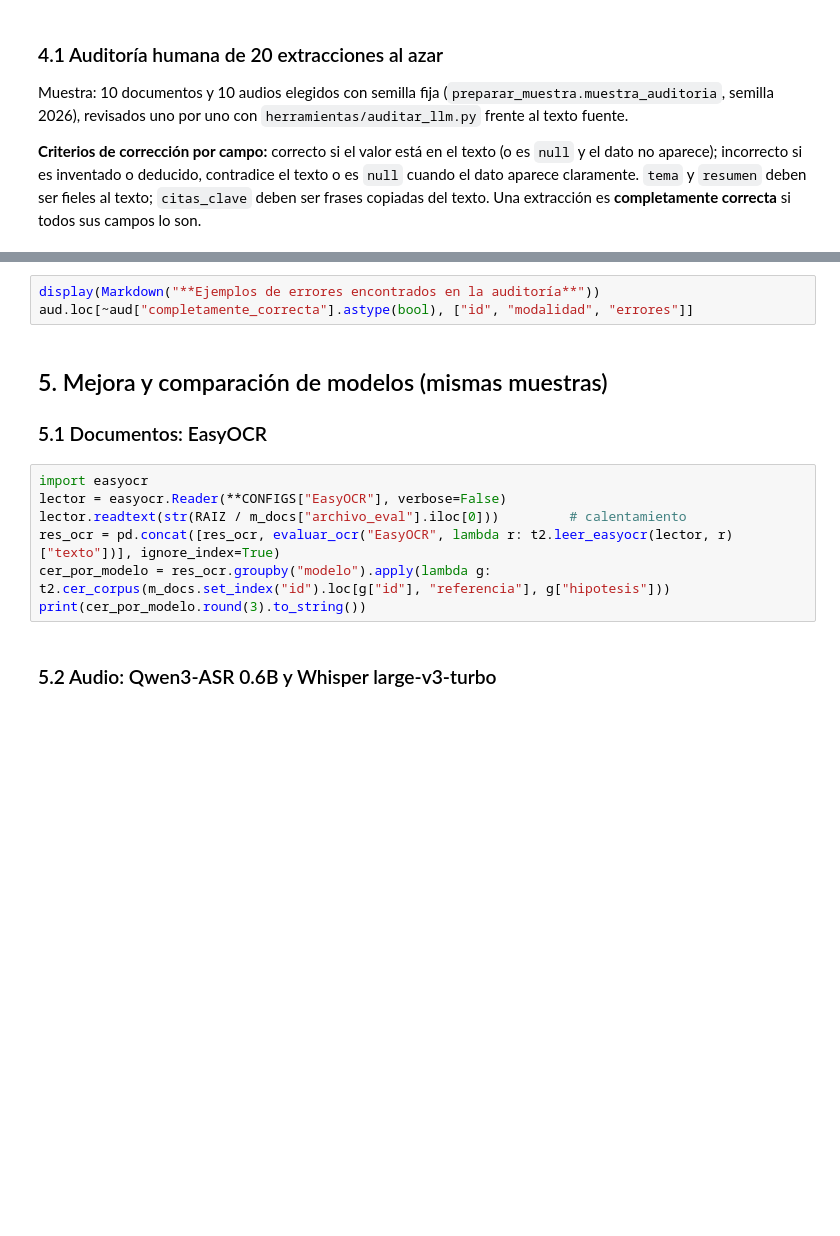
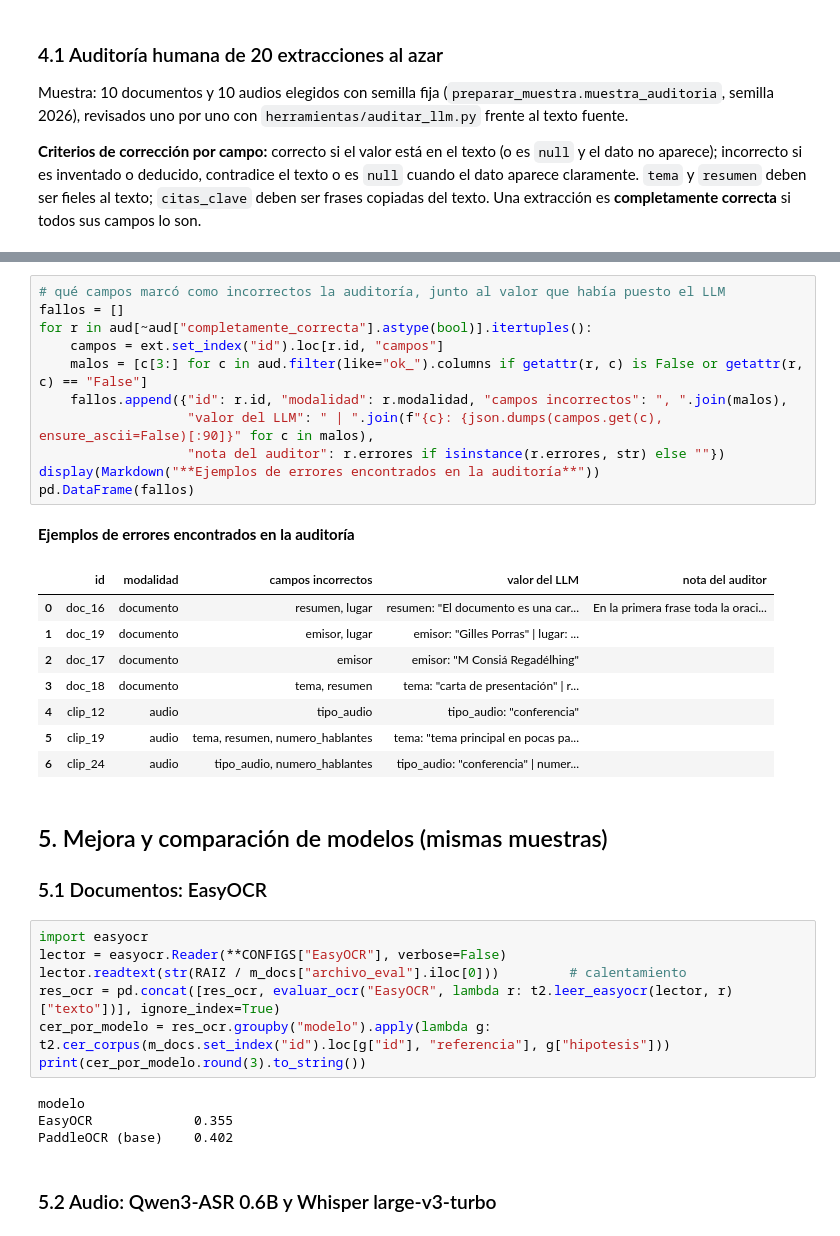
Before and after one commit to FaLuna22/Data-Science-Python, a Jupyter notebook: tarea_2/02_evaluacion.ipynb, the cells around one changed output, grey strips where cells are left out. Drawn from its saved outputs; the diff is of its cells as text; blank space fills up the shorter version.

```diff
--- a/tarea_2/02_evaluacion.ipynb
+++ b/tarea_2/02_evaluacion.ipynb
@@ -214,6 +322,24 @@ display(campos_ok.round(2).rename("proporción de campos correctos").to_frame())
-# %%
-display(Markdown("**Ejemplos de errores encontrados en la auditoría**"))
-aud.loc[~aud["completamente_correcta"].astype(bool), ["id", "modalidad", "errores"]]
+# %%
+# qué campos marcó como incorrectos la auditoría, junto al valor que había puesto el LLM
+fallos = []
+for r in aud[~aud["completamente_correcta"].astype(bool)].itertuples():
+    campos = ext.set_index("id").loc[r.id, "campos"]
+    malos = [c[3:] for c in aud.filter(like="ok_").columns if getattr(r, c) is False or getattr(r, c) == "False"]
+    fallos.append({"id": r.id, "modalidad": r.modalidad, "campos incorrectos": ", ".join(malos),
+                   "valor del LLM": " | ".join(f"{c}: {json.dumps(campos.get(c), ensure_ascii=False)[:90]}" for c in malos),
+                   "nota del auditor": r.errores if isinstance(r.errores, str) else ""})
+display(Markdown("**Ejemplos de errores encontrados en la auditoría**"))
+pd.DataFrame(fallos)
+# %% [output]
+**Ejemplos de errores encontrados en la auditoría**
+|  | id | modalidad | campos incorrectos | valor del LLM | nota del auditor |
+| 0 | doc_16 | documento | resumen, lugar | resumen: "El documento es una car... | En la primera frase toda la oraci... |
+| 1 | doc_19 | documento | emisor, lugar | emisor: "Gilles Porras" | lugar: ... |  |
+| 2 | doc_17 | documento | emisor | emisor: "M Consiá Regadélhing" |  |
+| 3 | doc_18 | documento | tema, resumen | tema: "carta de presentación" | r... |  |
+| 4 | clip_12 | audio | tipo_audio | tipo_audio: "conferencia" |  |
+| 5 | clip_19 | audio | tema, resumen, numero_hablantes | tema: "tema principal en pocas pa... |  |
+| 6 | clip_24 | audio | tipo_audio, numero_hablantes | tipo_audio: "conferencia" | numer... |  |
 # %% [markdown]
 ## 5. Mejora y comparación de modelos (mismas muestras)
 
@@ -225,6 +351,10 @@ lector.readtext(str(RAIZ / m_docs["archivo_eval"].iloc[0]))         # calentamie
 res_ocr = pd.concat([res_ocr, evaluar_ocr("EasyOCR", lambda r: t2.leer_easyocr(lector, r)["texto"])], ignore_index=True)
 cer_por_modelo = res_ocr.groupby("modelo").apply(lambda g: t2.cer_corpus(m_docs.set_index("id").loc[g["id"], "referencia"], g["hipotesis"]))
 print(cer_por_modelo.round(3).to_string())
+# %% [output]
+modelo
+EasyOCR             0.355
+PaddleOCR (base)    0.402
 # %% [markdown]
 ### 5.2 Audio: Qwen3-ASR 0.6B y Whisper large-v3-turbo
 # %%
```
Also changed, not shown: parts of 19 cells of this notebook, 6 other files.
